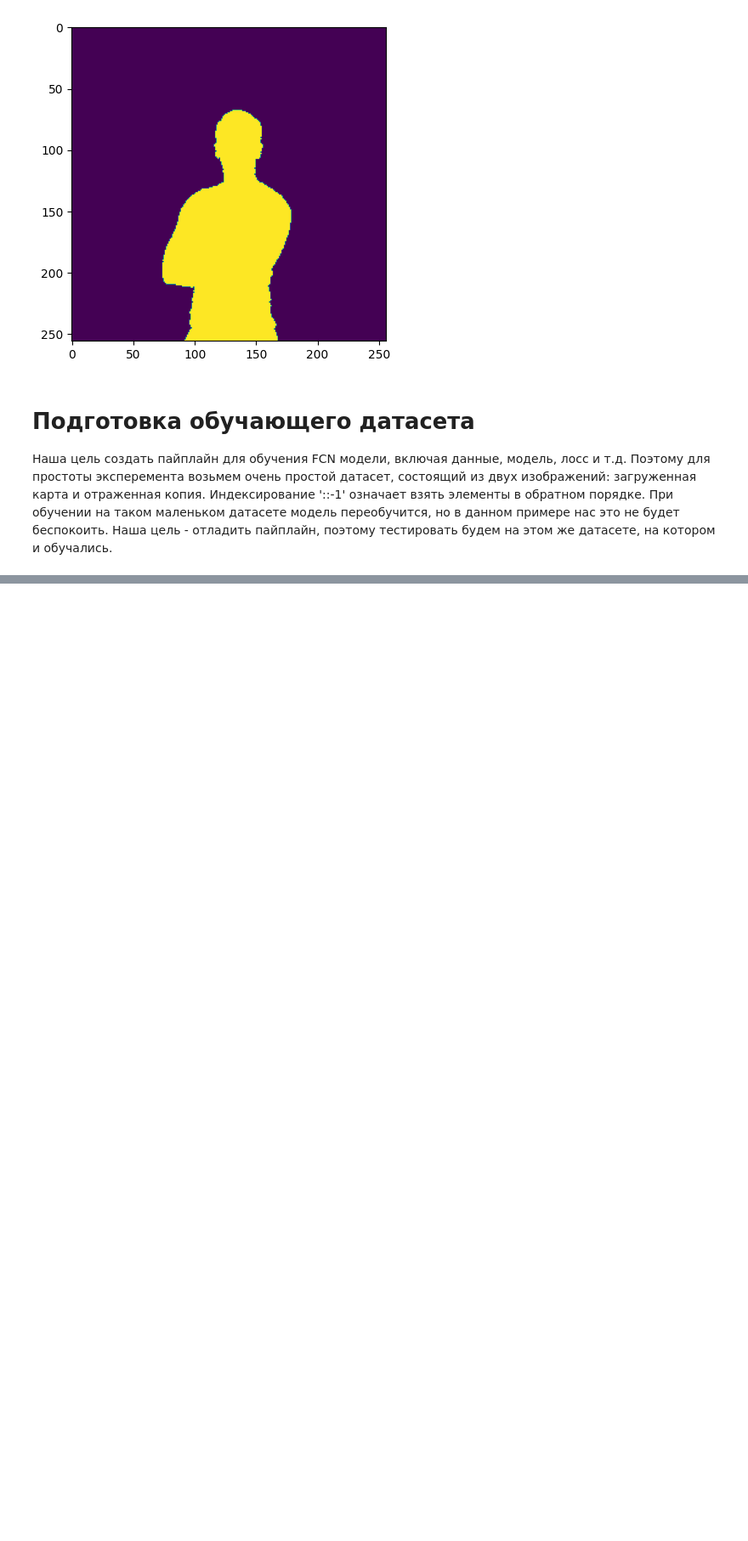
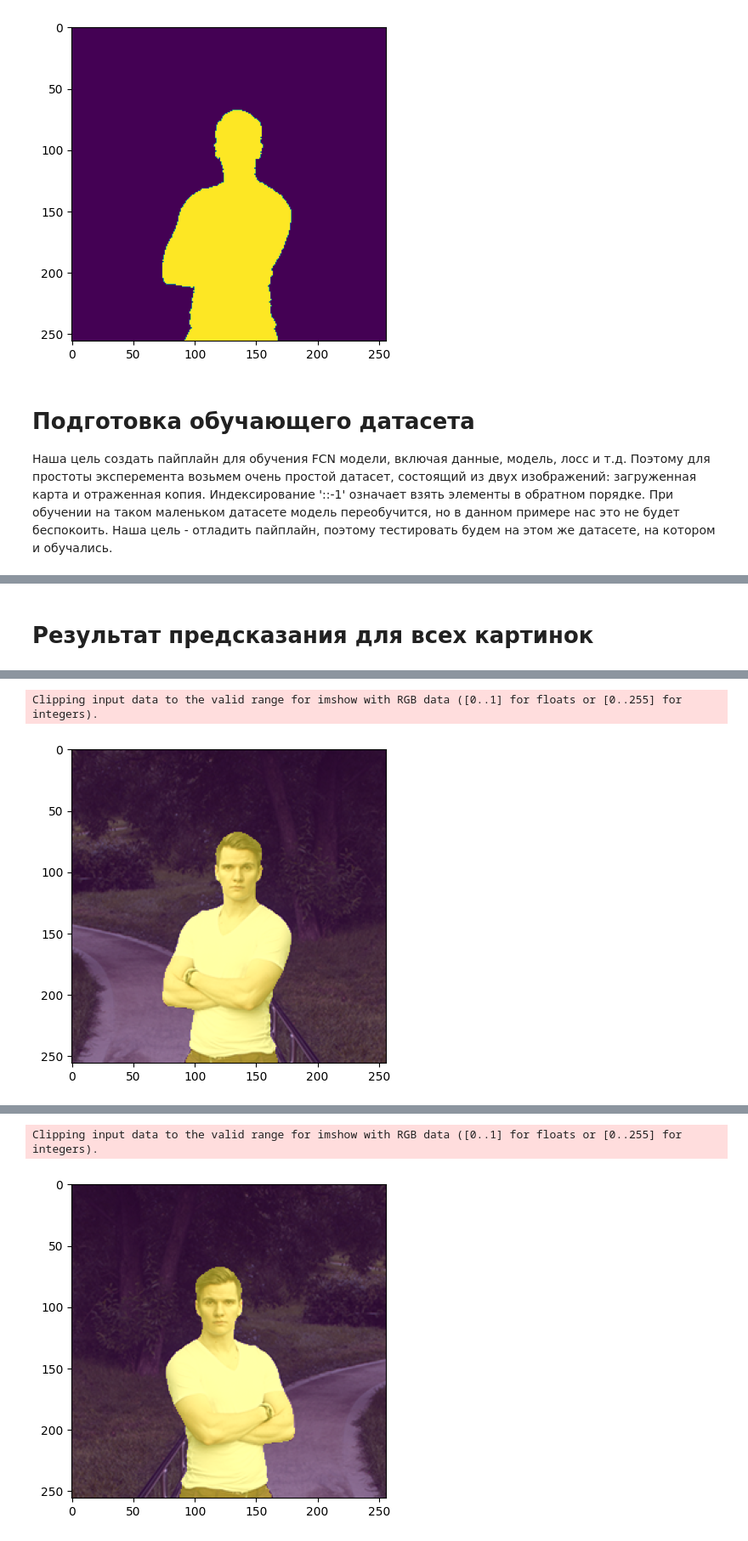
Before and after one commit to adwiza/datascience_skillbox, a Jupyter notebook: 29. NN CV FCN training.ipynb, the cells around one changed output, grey strips where cells are left out. Shown at 85% size. Saved outputs shown, nothing was run; the diff lists cells and outputs as text; code cells hidden in the pictures; blank space fills up the shorter version.

```diff
--- a/29. NN CV FCN training.ipynb
+++ b/29. NN CV FCN training.ipynb
@@ -52,0 +120,10 @@ laplace.pdf(1.46, 100, 1.65) + 0.5
+# %% [markdown]
+# Результат предсказания для всех картинок
+# %%
+for sample in train_x:
+    out = model.predict(sample[None, ...])
+    seg_map = (out[0, ..., 0]>.5).astype(np.float32)
+    seg_map_clr = plt.get_cmap('viridis')(seg_map)[..., :3]
+    plt.imshow(sample*.6 + seg_map_clr*.5)
+    plt.show()
+# %% [output]
@@ -52,0 +131,2 @@ laplace.pdf(1.46, 100, 1.65) + 0.5
+Clipping input data to the valid range for imshow with RGB data ([0..1] for floats or [0..255] for integers).
+[figure, added]
@@ -52,0 +134,2 @@ laplace.pdf(1.46, 100, 1.65) + 0.5
+Clipping input data to the valid range for imshow with RGB data ([0..1] for floats or [0..255] for integers).
+[figure, added]
```
Also changed, not shown: parts of 11 cells of this notebook, 4 other files.
